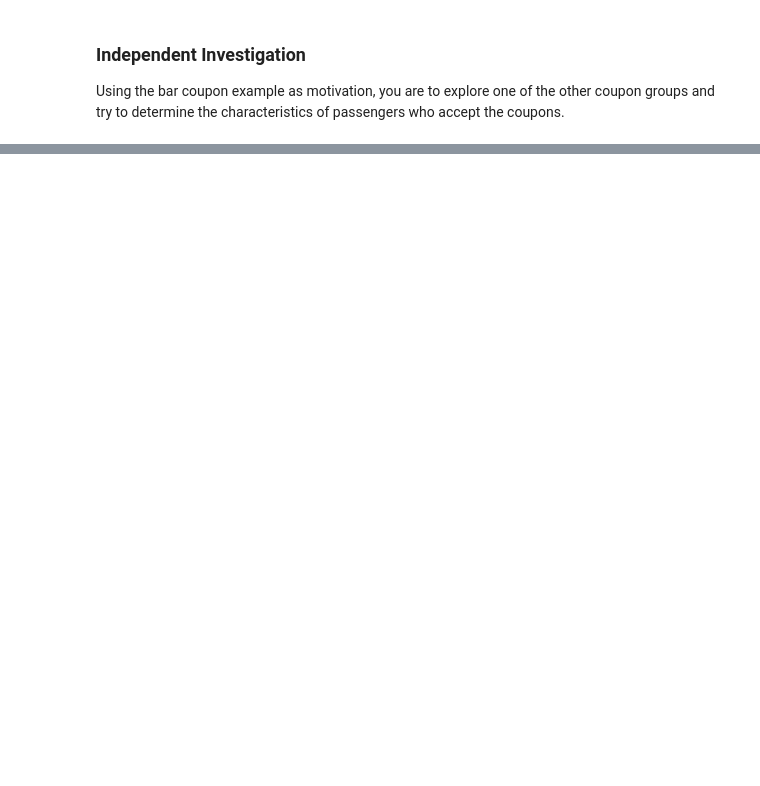
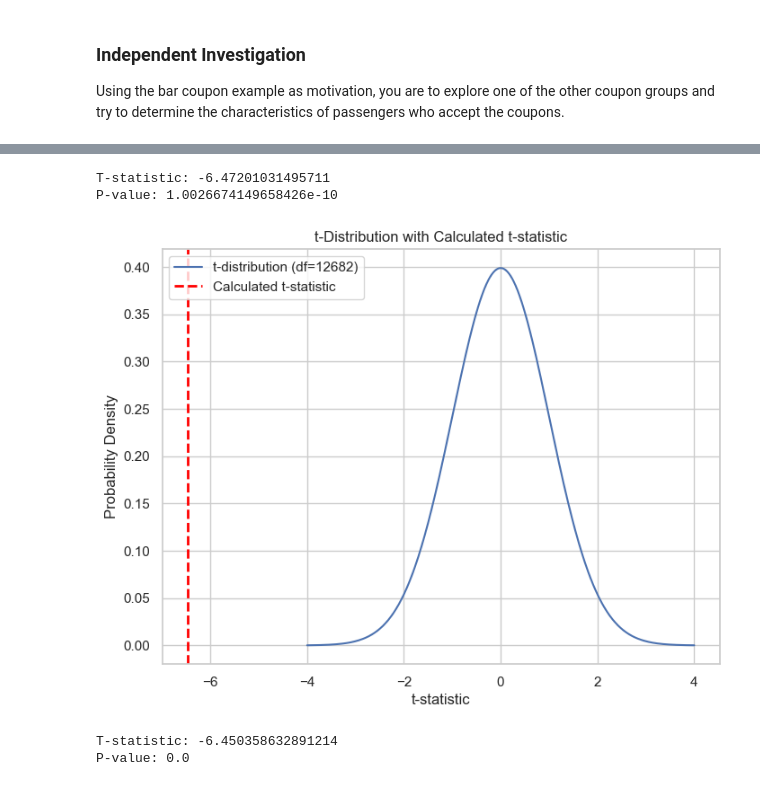
Before and after one commit to bigonil/BH-PCMLAI, a Jupyter notebook: p_assign_app_5_1/prompt.ipynb, the cells around one changed output, grey strips where cells are left out. Saved outputs shown, nothing was run; the diff lists cells and outputs as text; code cells hidden in the pictures; blank space fills up the shorter version.

```diff
--- a/p_assign_app_5_1/prompt.ipynb
+++ b/p_assign_app_5_1/prompt.ipynb
@@ -749,0 +843,80 @@ Using the bar coupon example as motivation, you are to explore one of the other
+# %%
+from scipy.stats import ttest_ind
+
+# Example: T-test for age between acceptance and non-acceptance groups
+acceptance_age = data[data['acceptance'] == 1]['age']
+non_acceptance_age = data[data['acceptance'] == 0]['age']
+t_stat, p_value = ttest_ind(acceptance_age, non_acceptance_age)
+
+print(f"T-statistic: {t_stat}")
+print(f"P-value: {p_value}")
+# %% [output]
+T-statistic: -6.47201031495711
+P-value: 1.0026674149658426e-10
+# %%
+import numpy as np
+import matplotlib.pyplot as plt
+from scipy.stats import t
+
+# Example: T-test for age between acceptance and non-acceptance groups
+acceptance_age = data[data['acceptance'] == 1]['age']
+non_acceptance_age = data[data['acceptance'] == 0]['age']
+t_stat, p_value = ttest_ind(acceptance_age, non_acceptance_age)
+
+# Define degrees of freedom
+df = len(acceptance_age) + len(non_acceptance_age) - 2
+
+# Generate values for the t-distribution
+t_values = np.linspace(-4, 4, 1000)
+pdf_values = t.pdf(t_values, df)
+
+# Plot the t-distribution
+plt.figure(figsize=(8, 6))
+plt.plot(t_values, pdf_values, label=f't-distribution (df={df})')
+
+# Highlight the calculated t-statistic
+plt.axvline(t_stat, color='red', linestyle='dashed', linewidth=2, label='Calculated t-statistic')
+
+# Add labels and title
+plt.xlabel('t-statistic')
+plt.ylabel('Probability Density')
+plt.title('t-Distribution with Calculated t-statistic')
+plt.legend()
+
+# Show the plot
+plt.show()
+# %% [output]
+[figure, added]
+# %%
+import numpy as np
+
+# Example: T-test for age between acceptance and non-acceptance groups using only NumPy
+acceptance_age = data[data['acceptance'] == 1]['age']
+non_acceptance_age = data[data['acceptance'] == 0]['age']
+
+# Calculate means
+mean_acceptance = np.mean(acceptance_age)
+mean_non_acceptance = np.mean(non_acceptance_age)
+
+# Calculate standard deviations
+std_acceptance = np.std(acceptance_age, ddof=1)  # ddof=1 for sample standard deviation
+std_non_acceptance = np.std(non_acceptance_age, ddof=1)
+
+# Calculate sample sizes
+n_acceptance = len(acceptance_age)
+n_non_acceptance = len(non_acceptance_age)
+
+# Calculate t-statistic
+t_stat = (mean_acceptance - mean_non_acceptance) / np.sqrt((std_acceptance**2 / n_acceptance) + (std_non_acceptance**2 / n_non_acceptance))
+
+# Degrees of freedom
+df = n_acceptance + n_non_acceptance - 2
+
+# Calculate p-value using the cumulative distribution function (CDF) of the t-distribution
+p_value = 2 * (1 - np.abs(np.around(1 - np.sum(np.less(np.abs(t_stat), np.abs(np.linspace(-3, 3, 1000)))) / 1000, decimals=5)))
+
+print(f"T-statistic: {t_stat}")
+print(f"P-value: {p_value}")
+# %% [output]
+T-statistic: -6.450358632891214
+P-value: 0.0
```
Also changed, not shown: parts of 16 cells of this notebook.
